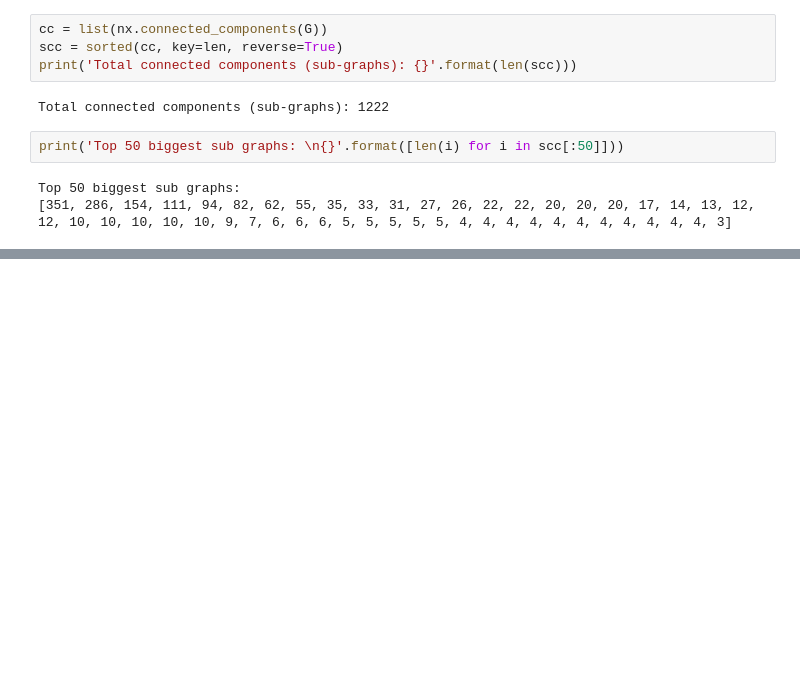
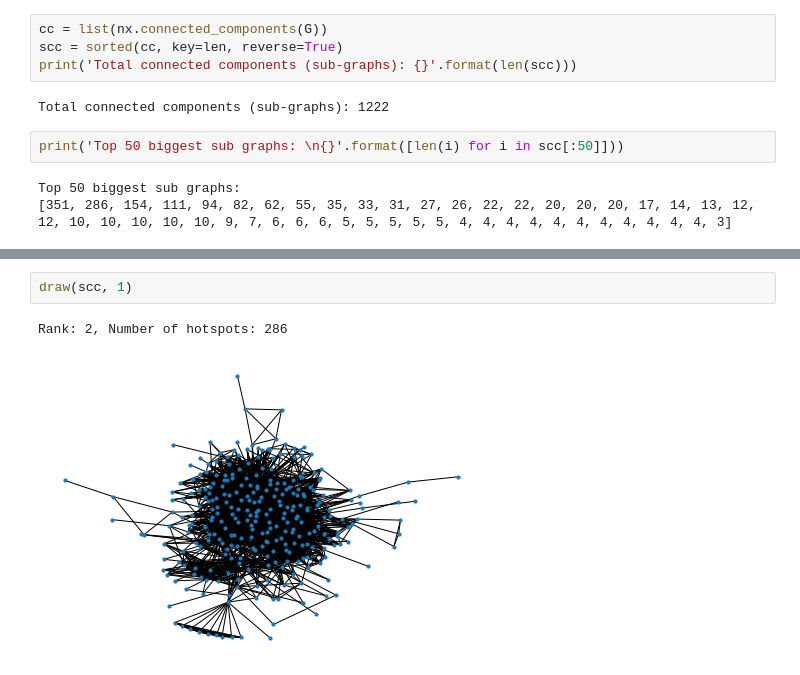
Before and after one commit to helium/ipython-target-modeling, a Jupyter notebook: analyze_witnesses.ipynb, the cells around one changed output, grey strips where cells are left out. Saved outputs shown, nothing was run; the diff lists cells and outputs as text; blank space fills up the shorter version.

```diff
--- a/analyze_witnesses.ipynb
+++ b/analyze_witnesses.ipynb
@@ -170,0 +197,5 @@ Top 50 biggest sub graphs:
+# %%
+draw(scc, 1)
+# %% [output]
+Rank: 2, Number of hotspots: 286
+[figure, added]
```
Also changed, not shown: parts of 17 cells of this notebook, 3 other files.
